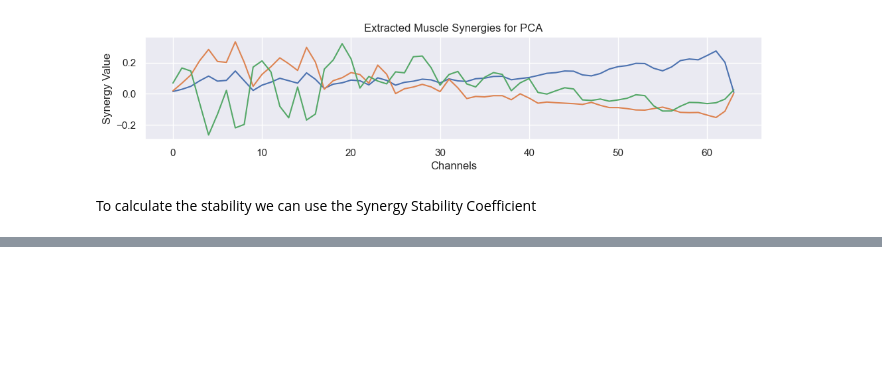
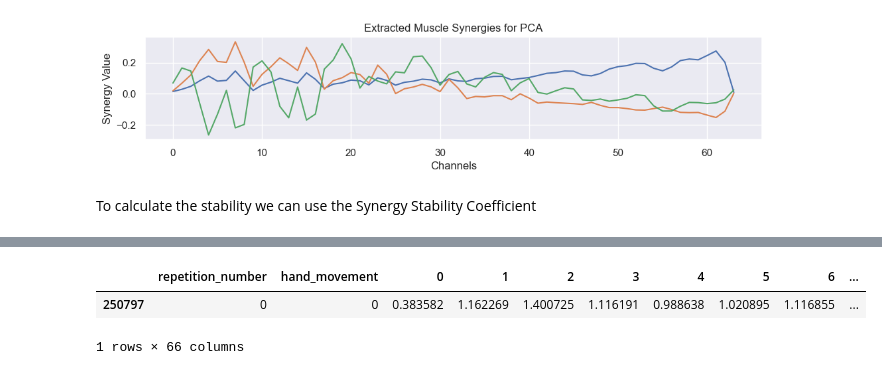
Before and after one commit to louisleger/blind-source-separation, a Jupyter notebook: main.ipynb, the cells around one changed output, grey strips where cells are left out. Cells and saved outputs as stored; diff of their text form; code cells hidden in the pictures; blank space fills up the shorter version.

```diff
--- a/main.ipynb
+++ b/main.ipynb
@@ -210,0 +223,9 @@ compute_ssi([W_nmf, W_ica, W_pca])
+# %%
+df = pd.DataFrame(subject_1_preprocessed_data['emg_signal'])
+df.insert(0, "repetition_number", subject_1_preprocessed_data['repetition_number'])
+df.insert(1, "hand_movement", subject_1_preprocessed_data['hand_mouvement_label'])
+df.sample()
+# %% [output]
+|  | repetition_number | hand_movement | 0 | 1 | 2 | 3 | 4 | 5 | 6 | ... |
+| 250797 | 0 | 0 | 0.383582 | 1.162269 | 1.400725 | 1.116191 | 0.988638 | 1.020895 | 1.116855 | ... |
+1 rows × 66 columns
```
Also changed, not shown: parts of 8 cells of this notebook.
